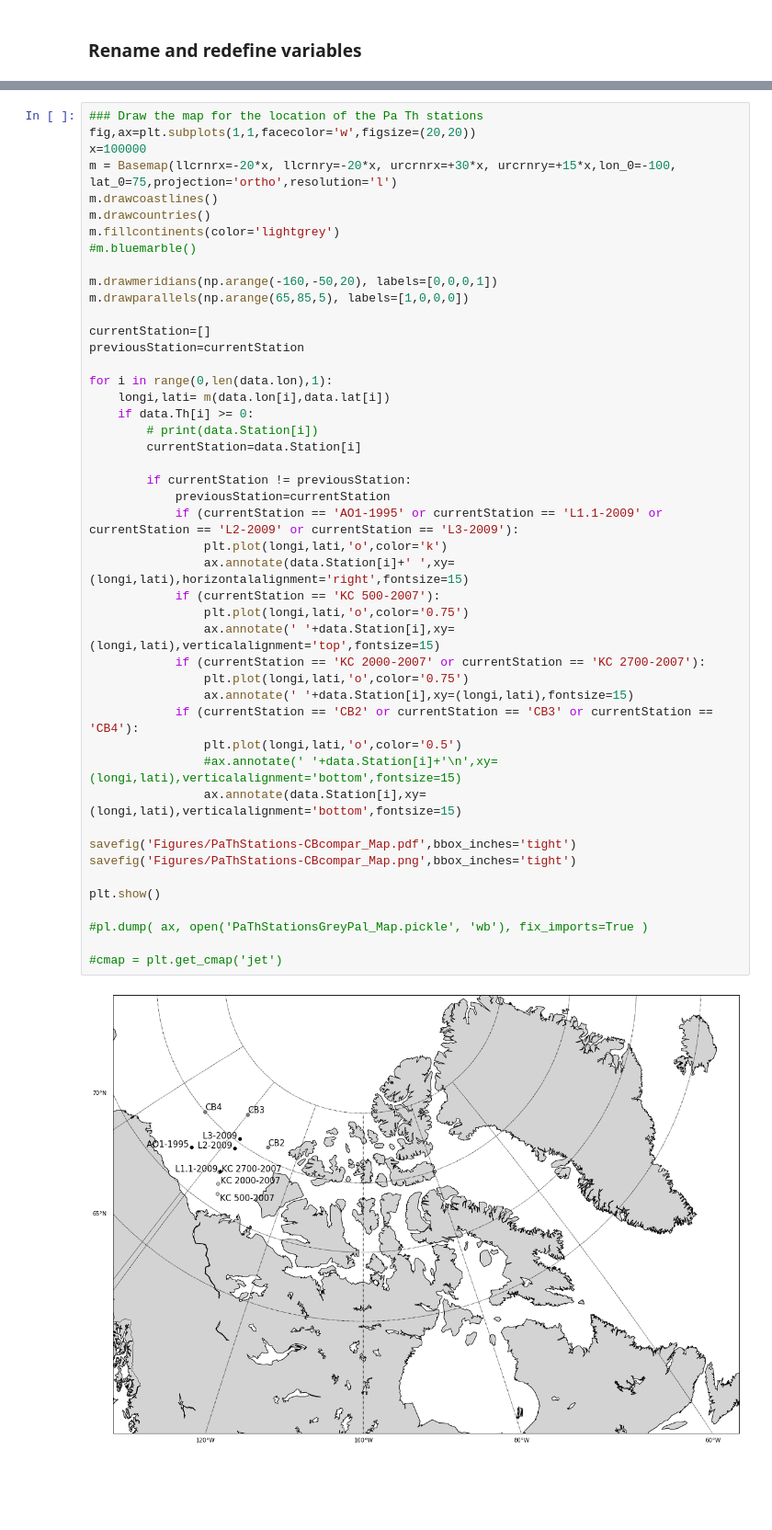
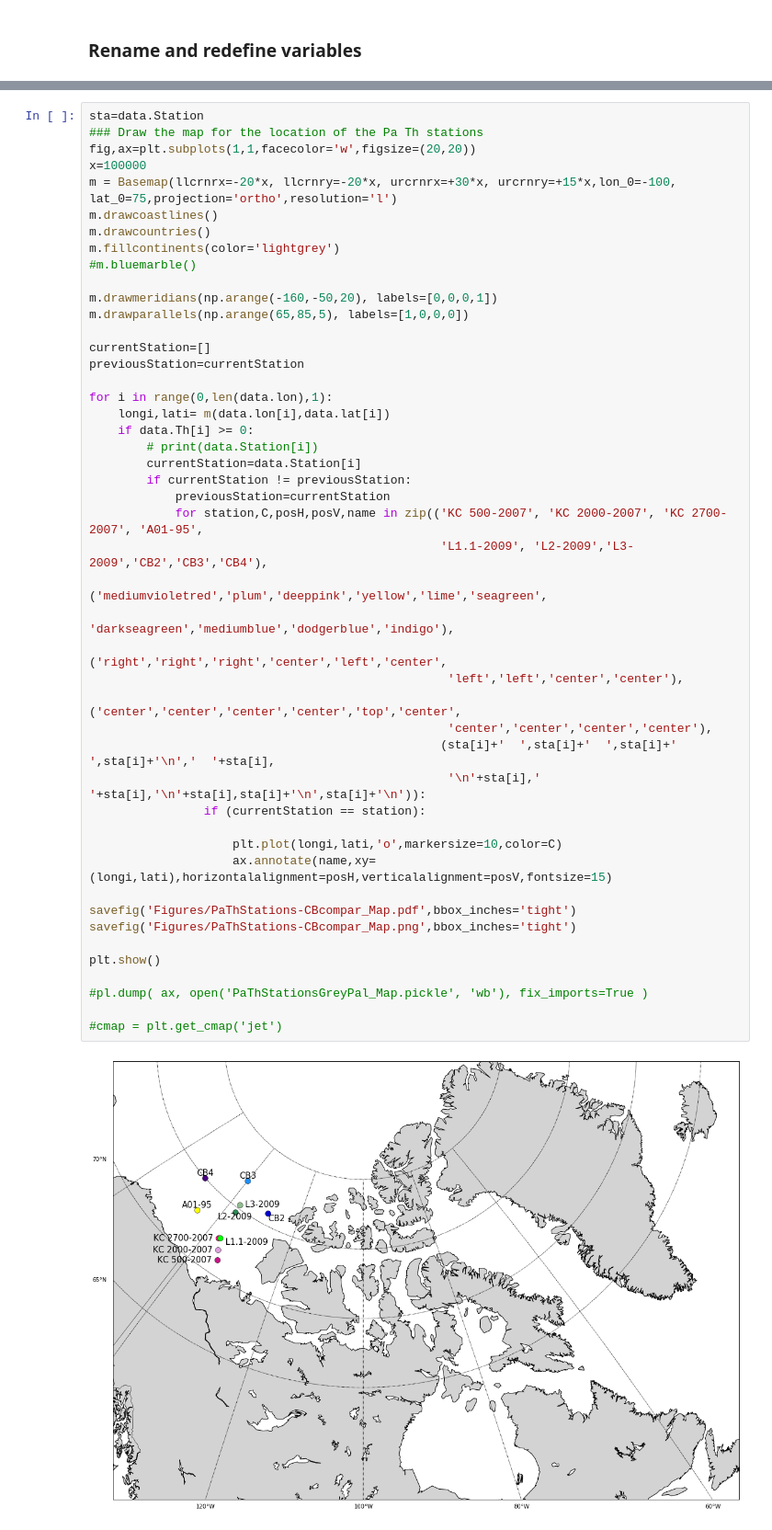
Before and after one commit to UBC-MOAD/analysis-melanie, a Jupyter notebook: notebooks/Geotraces2015data/Geotraces2015data-PaThStations-CBcompar_MAP.ipynb, the cells around one changed output, grey strips where cells are left out. Shown at 92% size. Drawn from its saved outputs; the diff is of its cells as text; blank space fills up the shorter version.

```diff
--- a/notebooks/Geotraces2015data/Geotraces2015data-PaThStations-CBcompar_MAP.ipynb
+++ b/notebooks/Geotraces2015data/Geotraces2015data-PaThStations-CBcompar_MAP.ipynb
@@ -73,48 +74,49 @@ print(t.values,s.values,d.values,'\n') # Returns Series as ndarray or ndarray-li
 # %%
+sta=data.Station
 ### Draw the map for the location of the Pa Th stations
 fig,ax=plt.subplots(1,1,facecolor='w',figsize=(20,20))
 x=100000
 m = Basemap(llcrnrx=-20*x, llcrnry=-20*x, urcrnrx=+30*x, urcrnry=+15*x,lon_0=-100, lat_0=75,projection='ortho',resolution='l')
 m.drawcoastlines()
 m.drawcountries()
 m.fillcontinents(color='lightgrey')
 #m.bluemarble()
 
 m.drawmeridians(np.arange(-160,-50,20), labels=[0,0,0,1])
 m.drawparallels(np.arange(65,85,5), labels=[1,0,0,0])
 
 currentStation=[]
 previousStation=currentStation
 
 for i in range(0,len(data.lon),1):
     longi,lati= m(data.lon[i],data.lat[i])
     if data.Th[i] >= 0:
         # print(data.Station[i])
         currentStation=data.Station[i]
-
         if currentStation != previousStation:
             previousStation=currentStation
-            if (currentStation == 'AO1-1995' or currentStation == 'L1.1-2009' or currentStation == 'L2-2009' or currentStation == 'L3-2009'):
-                plt.plot(longi,lati,'o',color='k')
-                ax.annotate(data.Station[i]+' ',xy=(longi,lati),horizontalalignment='right',fontsize=15)
-            if (currentStation == 'KC 500-2007'):
-                plt.plot(longi,lati,'o',color='0.75')
-                ax.annotate(' '+data.Station[i],xy=(longi,lati),verticalalignment='top',fontsize=15)
-            if (currentStation == 'KC 2000-2007' or currentStation == 'KC 2700-2007'):
-                plt.plot(longi,lati,'o',color='0.75')
-                ax.annotate(' '+data.Station[i],xy=(longi,lati),fontsize=15)
-            if (currentStation == 'CB2' or currentStation == 'CB3' or currentStation == 'CB4'):
-                plt.plot(longi,lati,'o',color='0.5')
-                #ax.annotate(' '+data.Station[i]+'\n',xy=(longi,lati),verticalalignment='bottom',fontsize=15)
-                ax.annotate(data.Station[i],xy=(longi,lati),verticalalignment='bottom',fontsize=15)
+            for station,C,posH,posV,name in zip(('KC 500-2007', 'KC 2000-2007', 'KC 2700-2007', 'A01-95',
+                                                 'L1.1-2009', 'L2-2009','L3-2009','CB2','CB3','CB4'),
+                                                 ('mediumvioletred','plum','deeppink','yellow','lime','seagreen',
+                                                  'darkseagreen','mediumblue','dodgerblue','indigo'),
+                                                 ('right','right','right','center','left','center',
+                                                  'left','left','center','center'),
+                                                 ('center','center','center','center','top','center',
+                                                  'center','center','center','center'),
+                                                 (sta[i]+'  ',sta[i]+'  ',sta[i]+'  ',sta[i]+'\n','  '+sta[i],
+                                                  '\n'+sta[i],'  '+sta[i],'\n'+sta[i],sta[i]+'\n',sta[i]+'\n')):
+                if (currentStation == station):
+
+                    plt.plot(longi,lati,'o',markersize=10,color=C)
+                    ax.annotate(name,xy=(longi,lati),horizontalalignment=posH,verticalalignment=posV,fontsize=15)
 
 savefig('Figures/PaThStations-CBcompar_Map.pdf',bbox_inches='tight')
 savefig('Figures/PaThStations-CBcompar_Map.png',bbox_inches='tight')
 
 plt.show()
 
 #pl.dump( ax, open('PaThStationsGreyPal_Map.pickle', 'wb'), fix_imports=True )
 
 #cmap = plt.get_cmap('jet')
 # %% [output]
-[figure, old version]
+[figure, new version]
```
Also changed, not shown: parts of 1 cell of this notebook, 40 other files.
